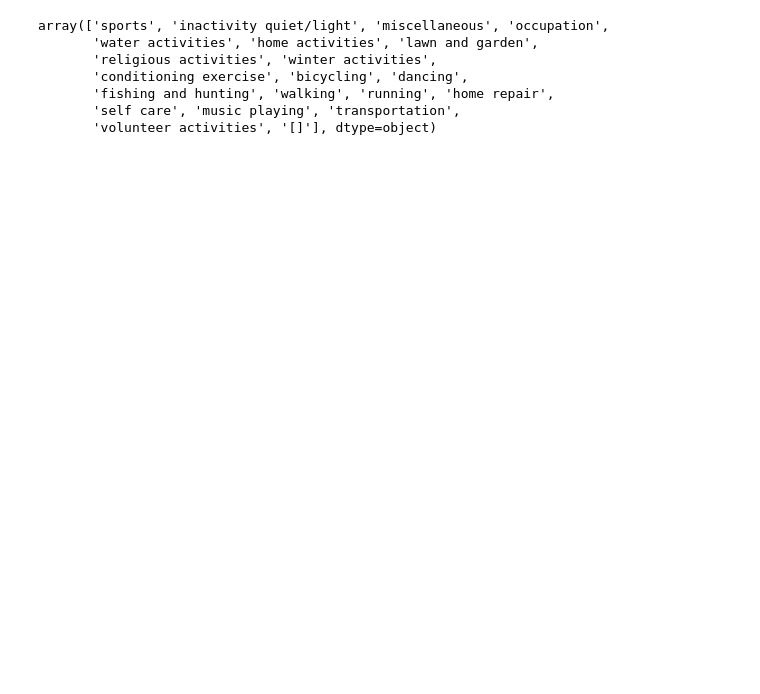
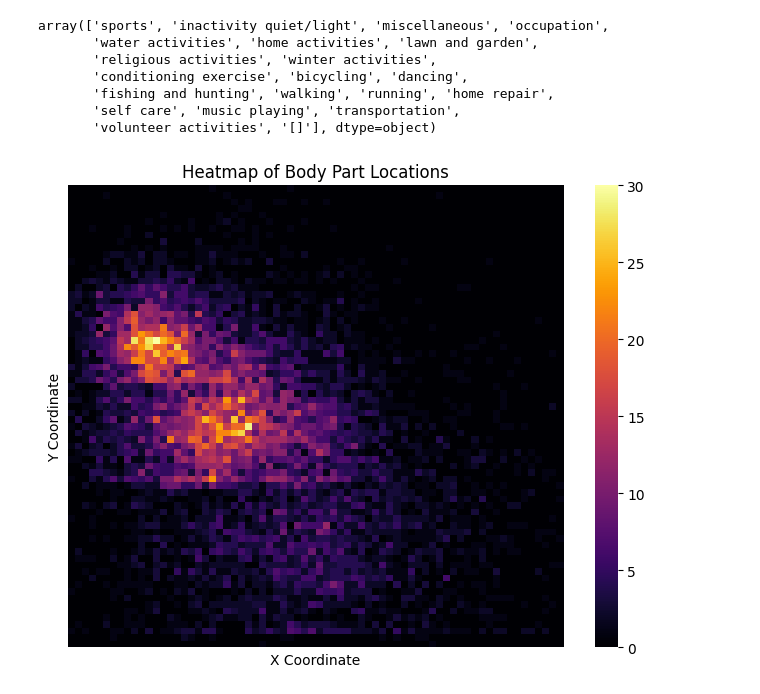
Before and after one commit to bernaprioste1704/LimbsID-Samsung-Final-Project, a Jupyter notebook: EDA/EDAmpii.ipynb, the cells around one changed output. Cells and saved outputs as stored; diff of their text form; code cells hidden in the pictures; blank space fills up the shorter version.

```diff
--- a/EDA/EDAmpii.ipynb
+++ b/EDA/EDAmpii.ipynb
@@ -172,3 +172,20 @@ array(['sports', 'inactivity quiet/light', 'miscellaneous', 'occupation',
        'fishing and hunting', 'walking', 'running', 'home repair',
        'self care', 'music playing', 'transportation',
        'volunteer activities', '[]'], dtype=object)
+# %%
+x = df["r ankle_X"]
+y = df["r ankle_Y"]
+
+heatmap_data, x_edges, y_edges = np.histogram2d(x, y, bins=(70, 70))
+
+
+# Plot the heatmap
+plt.figure(figsize=(8, 6))
+sns.heatmap(heatmap_data.T, cmap="inferno",
+            xticklabels=False, yticklabels=False)
+plt.title("Heatmap of Body Part Locations")
+plt.xlabel("X Coordinate")
+plt.ylabel("Y Coordinate")
+plt.show()
+# %% [output]
+[figure, added]
```
Also changed, not shown: parts of 5 cells of this notebook.
